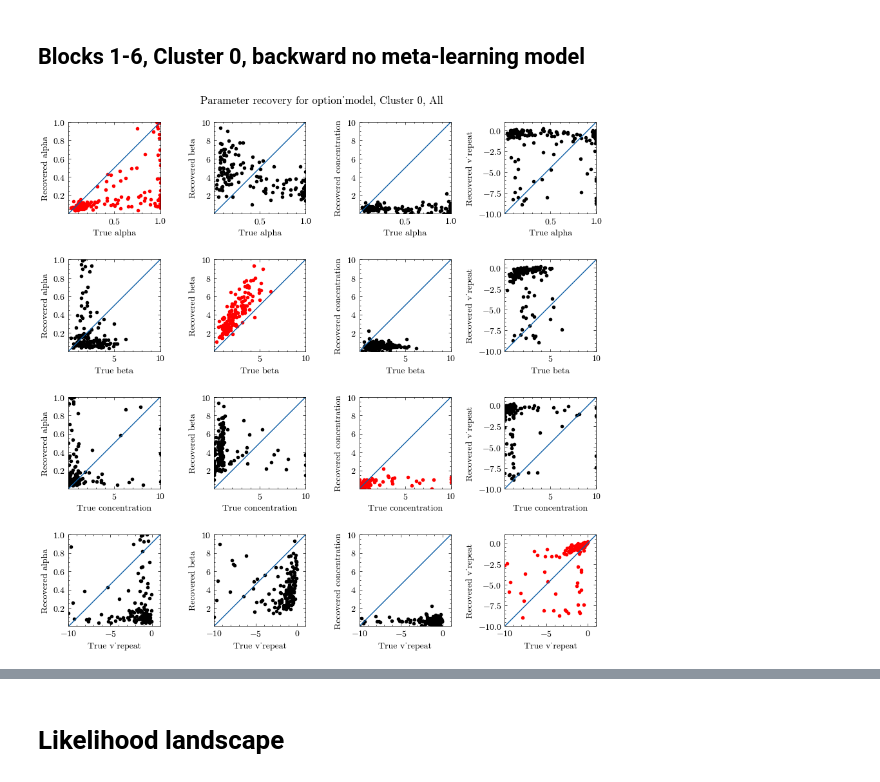
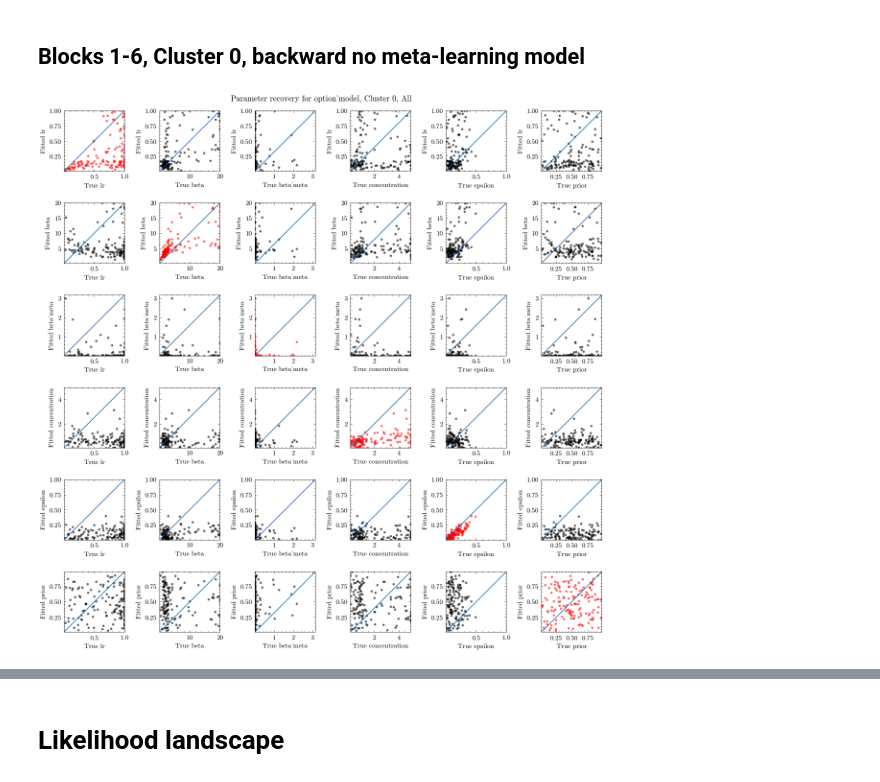
Before and after one commit to jl3676/learning_hierarchy, a Jupyter notebook: qc_modeling.ipynb, the cells around one changed output, grey strips where cells are left out. Saved outputs shown, nothing was run; the diff lists cells and outputs as text; code cells hidden in the pictures.

Commit message:
param rec

```diff
--- a/qc_modeling.ipynb
+++ b/qc_modeling.ipynb
@@ -150,11 +150,14 @@ fitted_params = best_params_all_backward_no_meta[(meta_data['Cluster']==cluster)
 num_subject = fitted_params.shape[0]
 
 alpha_bounds = [1e-6, 1]
-beta_bounds = [1e-6, 10]
-concentration_bounds = [-2, 1]
-epsilon_bounds = [-10, 1]
-bounds = [alpha_bounds, beta_bounds, concentration_bounds, epsilon_bounds]
-param_names = ['alpha', 'beta', 'concentration', 'v_repeat']
+beta_bounds = [1e-6, 20]
+beta_meta_bounds = [-6, 0.5]
+beta_policies_bounds = [1e-6, 10]
+concentration_bounds = [-2, 0.7]
+v_repeat_bounds = [-10, 1]
+prior_bounds = [0.01, 0.98]
+bounds = [alpha_bounds, beta_bounds, beta_meta_bounds, concentration_bounds, alpha_bounds, prior_bounds]
+param_names = ['lr', 'beta', 'beta_meta', 'concentration', 'epsilon', 'prior']
 
 best_llh_all = np.zeros(num_subject)
 best_params_all = np.zeros((num_subject, len(param_names)))
@@ -187,37 +190,40 @@ if __name__ == "__main__":
 np.save(f'fitting_results/paramrec_{structure}_no_meta_{condition}_cluster{cluster}_params.npy', best_params_all)
 np.save(f'fitting_results/paramrec_{structure}_no_meta_{condition}_cluster{cluster}_llh.npy', best_llh_all)
 # %%
-plt.figure(figsize=(9,9))
+plt.figure(figsize=(12,12))
 for p in range(len(bounds)):
     for q in range(len(bounds)):
-        ax = plt.subplot(len(bounds), len(bounds), p*len(bounds)+q+1)
+        ax = plt.subplot(len(bounds), len(bounds), q*len(bounds)+p+1)
         p_bounds = bounds[p].copy()
         q_bounds = bounds[q].copy()
 
         values_p = fitted_params[:,p]
         values_q = best_params_all[:,q]
-        if 'concentration' in param_names[p]:
-            p_bounds[0] = 10**p_bounds[0]
-            p_bounds[1] = 10**p_bounds[1]
-            values_p = 10**values_p
-        if 'concentration' in param_names[q]:
-            q_bounds[0] = 10**q_bounds[0]
-            q_bounds[1] = 10**q_bounds[1]
-            values_q = 10**values_q
+#         mult = -1 if 'v_repeat' in param_names[p] else 1
+#         add = 2 if 'v_repeat' in param_names[p] else 0
+        mult, add = 1, 0
+        if 'concentration' in param_names[p] or 'beta_meta' in param_names[p]:
+            p_bounds[0] = 10**p_bounds[0] * mult + add
+            p_bounds[1] = 10**p_bounds[1] * mult + add
+            values_p = 10**values_p * mult + add
+        if 'concentration' in param_names[q] or 'beta_meta' in param_names[q]:
+            q_bounds[0] = 10**q_bounds[0] * mult + add
+            q_bounds[1] = 10**q_bounds[1] * mult + add
+            values_q = 10**values_q * mult + add
         color = 'r' if p == q else 'k'
-        plt.plot(values_p, values_q, '.', color=color)
+        plt.plot(values_p, values_q, '.', color=color, markersize=5, alpha=0.5)
         plt.plot([p_bounds[0],p_bounds[1]], [q_bounds[0], q_bounds[1]])
         plt.xlim(p_bounds)
         plt.ylim(q_bounds)
         plt.xlabel(f'True {param_names[p]}')
-        plt.ylabel(f'Recovered {param_names[q]}')
+        plt.ylabel(f'Fitted {param_names[q]}')
         ax.set_box_aspect(1)
 
 plt.suptitle(f'Parameter recovery for {this_model}, Cluster {cluster}, {condition}')
 plt.tight_layout()
 plt.show()
 # %% [output]
-[figure, old version]
+[figure, new version]
 # %%
 all_sim_data_rec = {}
 
```
Also changed, not shown: parts of 5 cells of this notebook, 4 other files.
